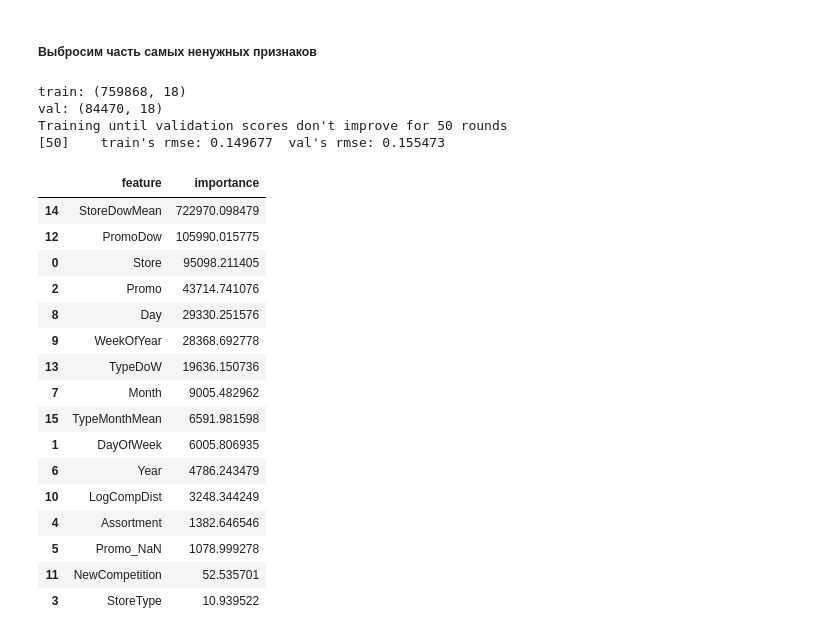
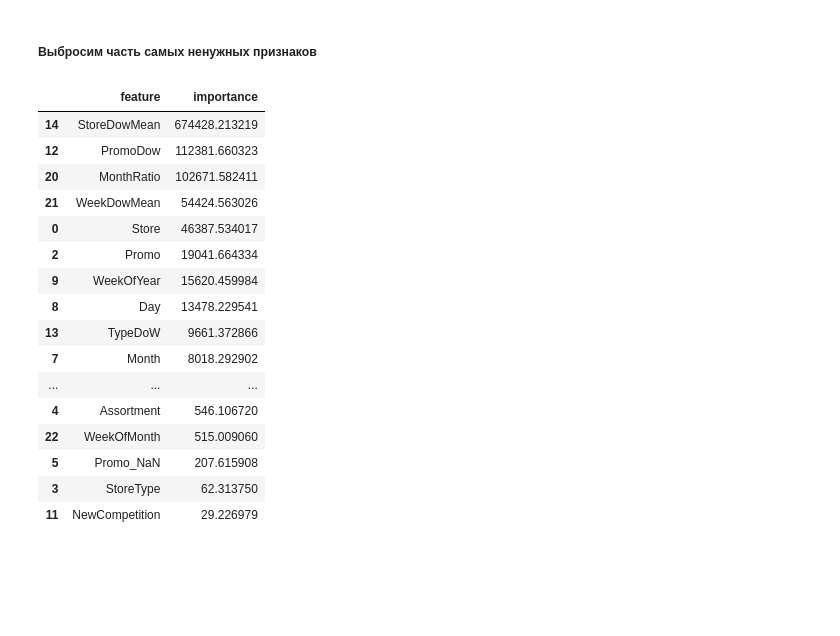
Before and after one commit to WpythonW/AutoML-rossmann, a Jupyter notebook: eda.ipynb, the cells around one changed output. Drawn from its saved outputs; the diff is of its cells as text; code cells hidden in the pictures; blank space fills up the shorter version.

```diff
--- a/eda.ipynb
+++ b/eda.ipynb
@@ -2145,6 +2262,8 @@ drop_cols = [
     'IsWeekend',
     'TypeAssort',
     'CompetitionOpen',
+    'PromoWeekend',
+    'NewCompetition',
     'CompetitionOpenSinceMonth', 'CompetitionOpenSinceYear',
     'Promo2SinceWeek', 'Promo2SinceYear',
     'CompetitionDistance',
@@ -2155,6 +2274,10 @@ drop_cols = [
 lgbm_odd_pipeline = Pipeline(
     pipeline.steps + [
         ('ratios', SalesRatioTransformer()),
+        ('promo_freq', PromoFreqTransformer()),
+        #('assort_promo', AssortmentPromoTransformer()),
+        ('month_day', MonthDayInteractionTransformer()),
+        ('week_trend', WeekTrendTransformer()),
         ('selector', ColumnSelector(drop_cols)),
         ('categorical', CategoryConverter(cat_features)),
         #('store_encoding', StoreTargetEncoder(alpha=40))
@@ -2170,33 +2293,28 @@ print(f"val: {X_val_transformed.shape}")
 target_light_gbm_model = train_and_val_lgbm_model(X_train_transformed, y_train, X_val_transformed, y_val, default_lgbmparams)
 lgbm_test_predictions = custom_submit(target_light_gbm_model, X_test, lgbm_odd_pipeline)
 lgbm_test_predictions[['Id', 'Sales']].to_csv('lightgbm_target_encoding.csv', index=False)
-# %% [output]
-train: (759868, 18)
-val: (84470, 18)
-Training until validation scores don't improve for 50 rounds
-[50]    train's rmse: 0.149677  val's rmse: 0.155473
 # %%
 importance = pd.DataFrame({
     'feature': target_light_gbm_model.feature_name(),
     'importance': target_light_gbm_model.feature_importance(importance_type='gain')
 }).sort_values('importance', ascending=False)
 
-importance.head(30)
+importance.head(300)
 # %% [output]
 |  | feature | importance |
-| 14 | StoreDowMean | 722970.098479 |
-| 12 | PromoDow | 105990.015775 |
-| 0 | Store | 95098.211405 |
-| 2 | Promo | 43714.741076 |
-| 8 | Day | 29330.251576 |
-| 9 | WeekOfYear | 28368.692778 |
-| 13 | TypeDoW | 19636.150736 |
-| 7 | Month | 9005.482962 |
-| 15 | TypeMonthMean | 6591.981598 |
-| 1 | DayOfWeek | 6005.806935 |
-| 6 | Year | 4786.243479 |
-| 10 | LogCompDist | 3248.344249 |
-| 4 | Assortment | 1382.646546 |
-| 5 | Promo_NaN | 1078.999278 |
-| 11 | NewCompetition | 52.535701 |
-| 3 | StoreType | 10.939522 |
+| 14 | StoreDowMean | 674428.213219 |
+| 12 | PromoDow | 112381.660323 |
+| 20 | MonthRatio | 102671.582411 |
+| 21 | WeekDowMean | 54424.563026 |
+| 0 | Store | 46387.534017 |
+| 2 | Promo | 19041.664334 |
+| 9 | WeekOfYear | 15620.459984 |
+| 8 | Day | 13478.229541 |
+| 13 | TypeDoW | 9661.372866 |
+| 7 | Month | 8018.292902 |
+| ... | ... | ... |
+| 4 | Assortment | 546.106720 |
+| 22 | WeekOfMonth | 515.009060 |
+| 5 | Promo_NaN | 207.615908 |
+| 3 | StoreType | 62.313750 |
+| 11 | NewCompetition | 29.226979 |
```
Also changed, not shown: parts of 2 cells of this notebook, 2 other files.
